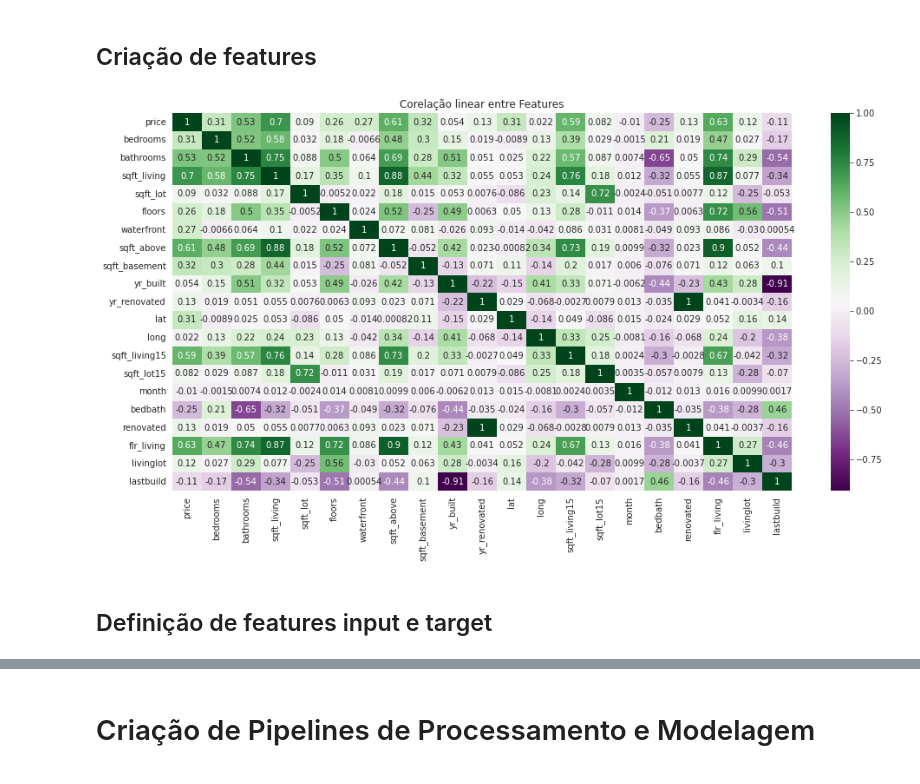
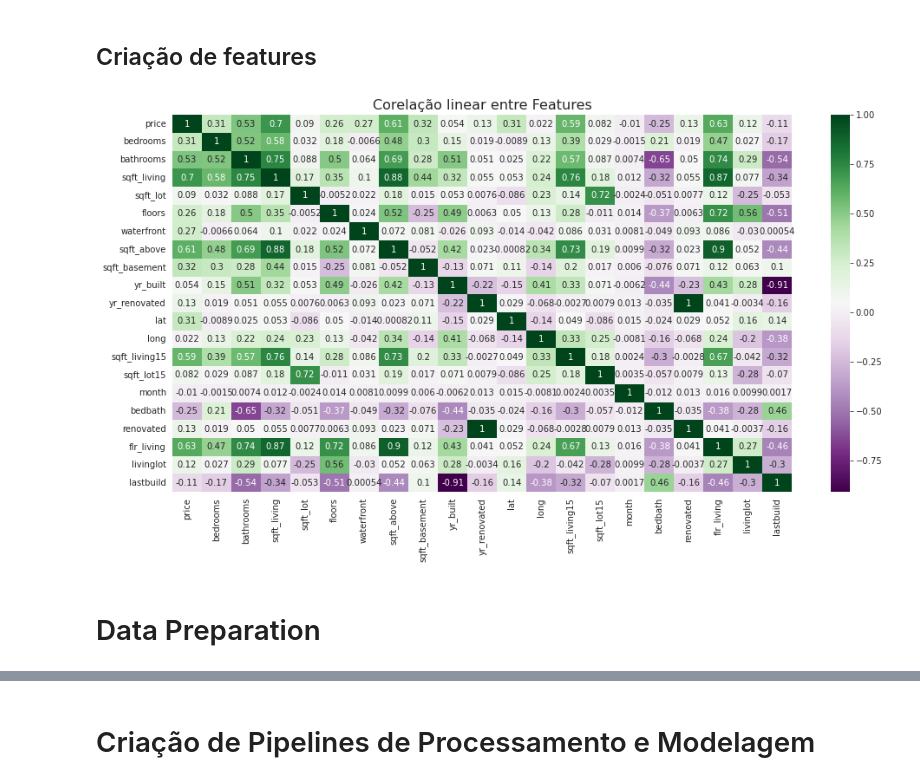
Before and after one commit to GabrielG16/HouseRocket-Pricing, a Jupyter notebook: Modeling.ipynb, the cells around one changed output, grey strips where cells are left out. Cells and saved outputs as stored; diff of their text form; code cells hidden in the pictures.

```diff
--- a/Modeling.ipynb
+++ b/Modeling.ipynb
@@ -75,6 +79,10 @@ df.head()
 # %%
 #df.drop('id', axis = 1, inplace = True)
 df.date = pd.to_datetime(df.date)
+df.bedrooms = df.bedrooms.astype('category')
+df.bathrooms = df.bathrooms.astype('category')
+df.floors = df.floors.astype('float')
+
 df.waterfront = df.waterfront.astype('bool')
 df.condition = df.condition.astype('category')
 df.grade = df.grade.astype('category')
@@ -98,12 +105,12 @@ df['lastbuild']  = df.apply(lambda x: (2022 - x.yr_renovated) if x.yr_renovated
 # %%
 plt.figure(figsize = (16,8))
 sns.heatmap(df.drop('id', axis = 1).corr(), annot = True, cmap = 'PRGn')
-plt.title("Corelação linear entre Features")
+plt.title("Corelação linear entre Features", fontsize = 16)
 plt.show()
 # %% [output]
-[figure, old version]
+[figure, new version]
 # %% [markdown]
-## Definição de features input e target
+# Data Preparation
 # %%
 df1 = df.copy()
 # %%
```
Also changed, not shown: parts of 48 cells of this notebook.
